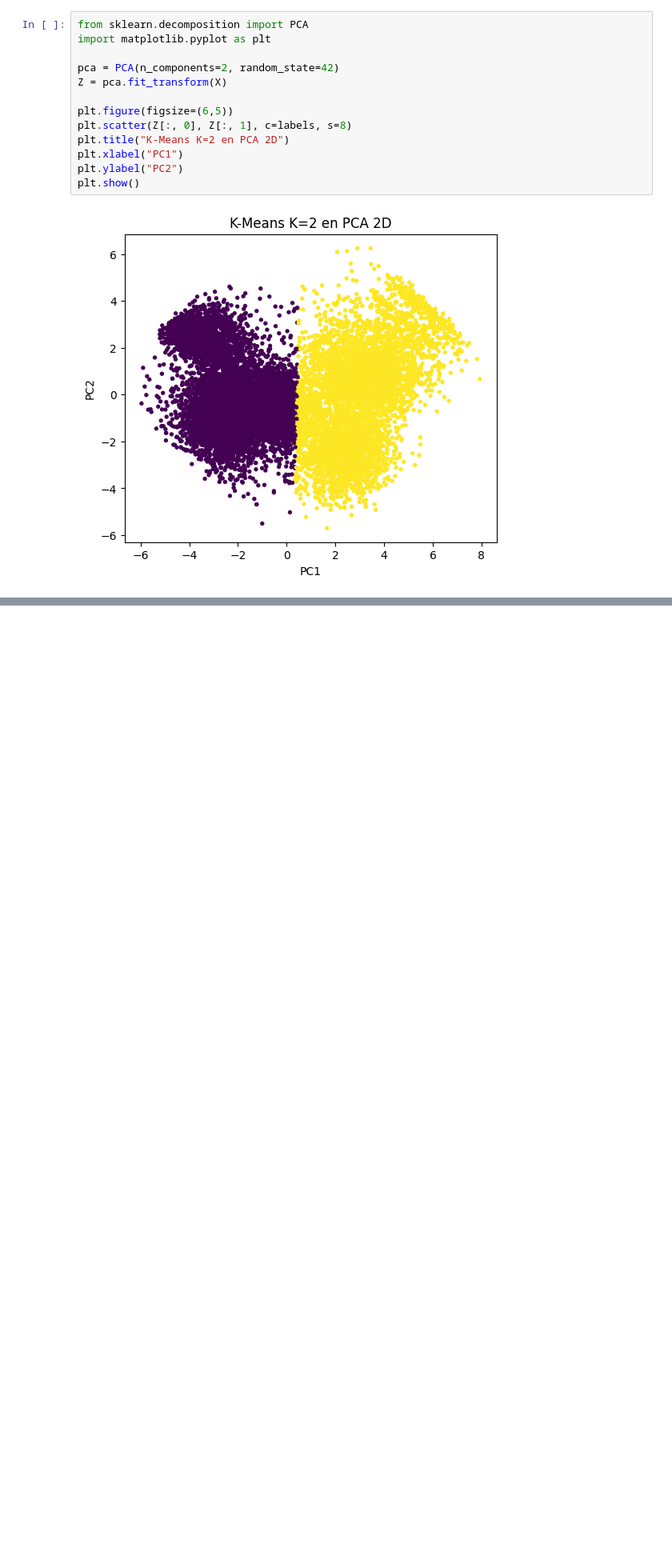
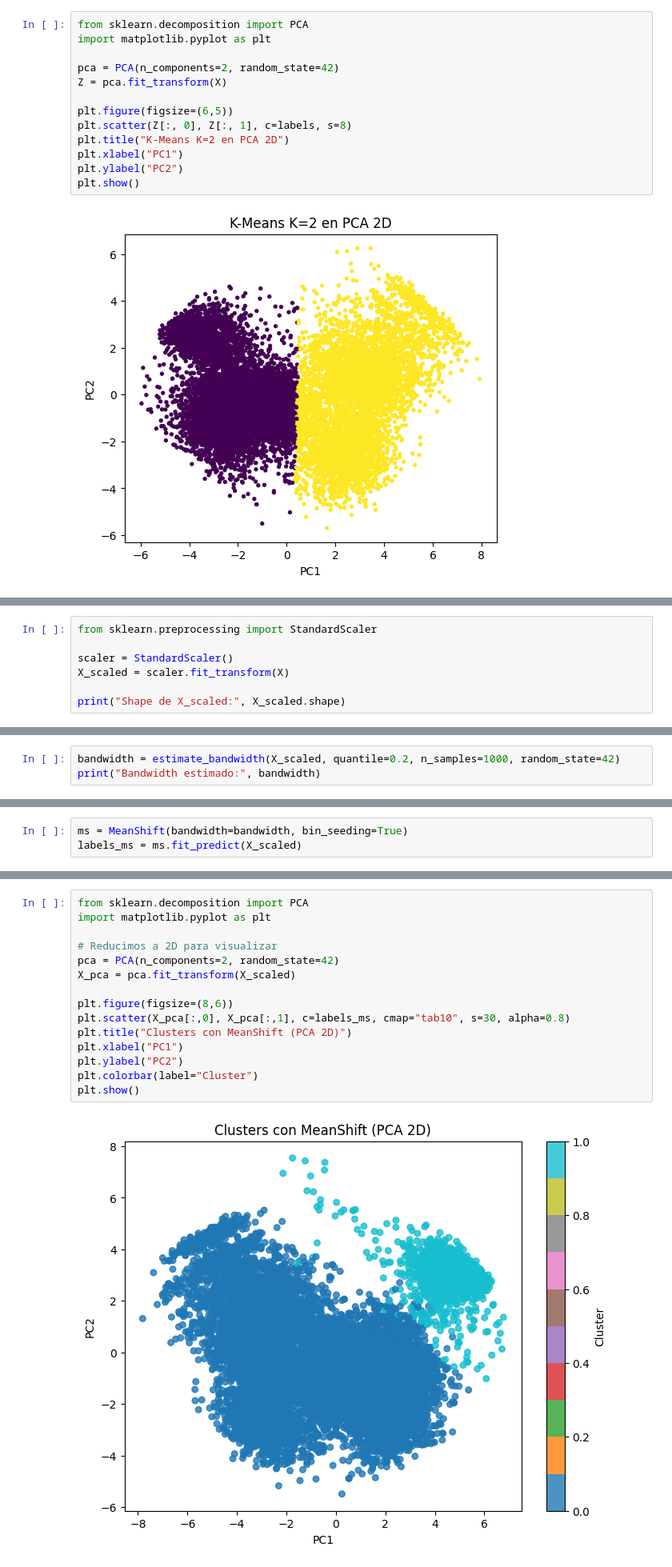
Before and after one commit to julianaduranl/Laboratorio2_G38, a Jupyter notebook: notebook.ipynb, the cells around one changed output, grey strips where cells are left out. Shown at 80% size. Saved outputs shown, nothing was run; the diff lists cells and outputs as text; blank space fills up the shorter version.

Commit message:
Mean Shift

```diff
--- a/notebook.ipynb
+++ b/notebook.ipynb
@@ -653,0 +666,7 @@ plt.show()
+# %%
+from sklearn.preprocessing import StandardScaler
+
+scaler = StandardScaler()
+X_scaled = scaler.fit_transform(X)
+
+print("Shape de X_scaled:", X_scaled.shape)
@@ -653,0 +686,3 @@ plt.show()
+# %%
+bandwidth = estimate_bandwidth(X_scaled, quantile=0.2, n_samples=1000, random_state=42)
+print("Bandwidth estimado:", bandwidth)
@@ -653,0 +693,3 @@ plt.show()
+# %%
+ms = MeanShift(bandwidth=bandwidth, bin_seeding=True)
+labels_ms = ms.fit_predict(X_scaled)
@@ -653,0 +741,17 @@ plt.show()
+# %%
+from sklearn.decomposition import PCA
+import matplotlib.pyplot as plt
+
+# Reducimos a 2D para visualizar
+pca = PCA(n_components=2, random_state=42)
+X_pca = pca.fit_transform(X_scaled)
+
+plt.figure(figsize=(8,6))
+plt.scatter(X_pca[:,0], X_pca[:,1], c=labels_ms, cmap="tab10", s=30, alpha=0.8)
+plt.title("Clusters con MeanShift (PCA 2D)")
+plt.xlabel("PC1")
+plt.ylabel("PC2")
+plt.colorbar(label="Cluster")
+plt.show()
+# %% [output]
+[figure, added]
```
Also changed, not shown: parts of 21 cells of this notebook.
